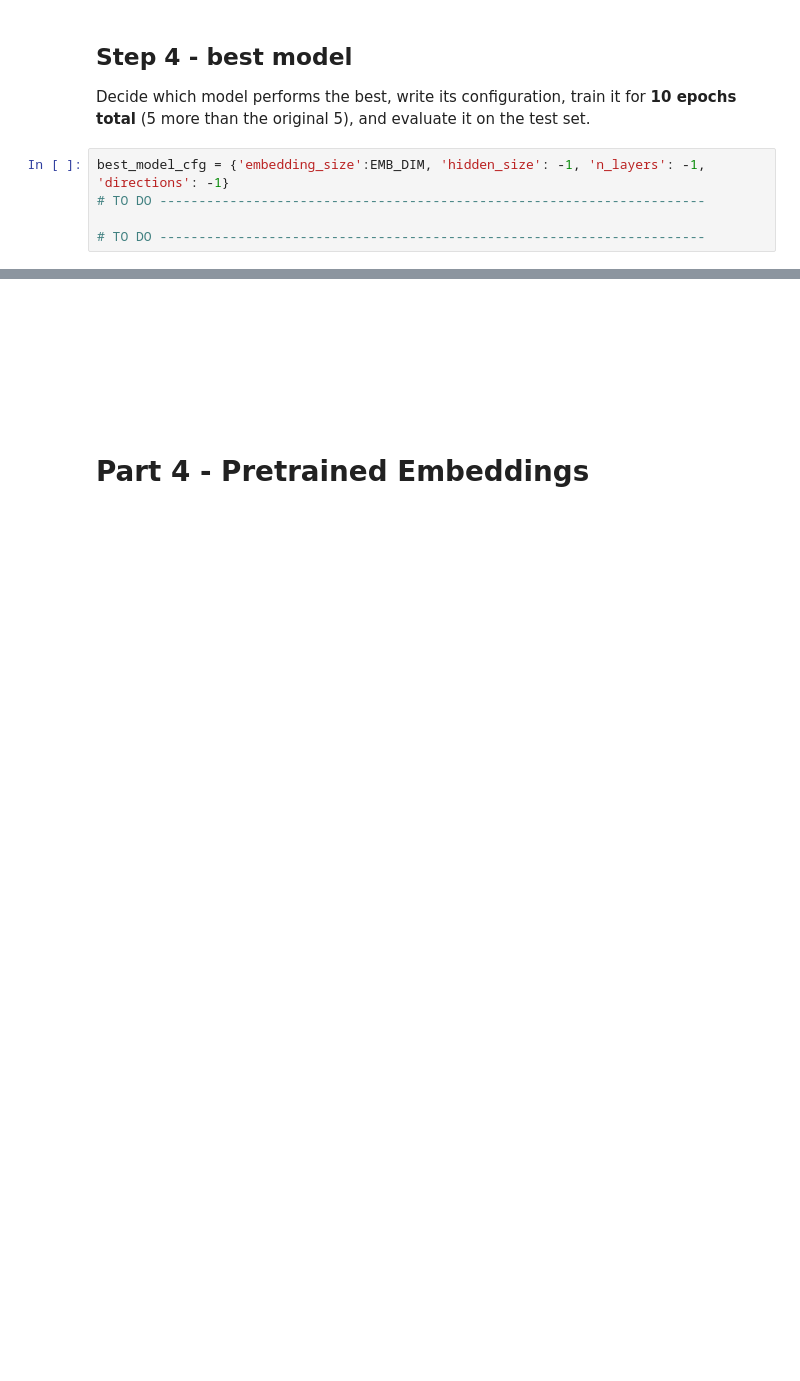
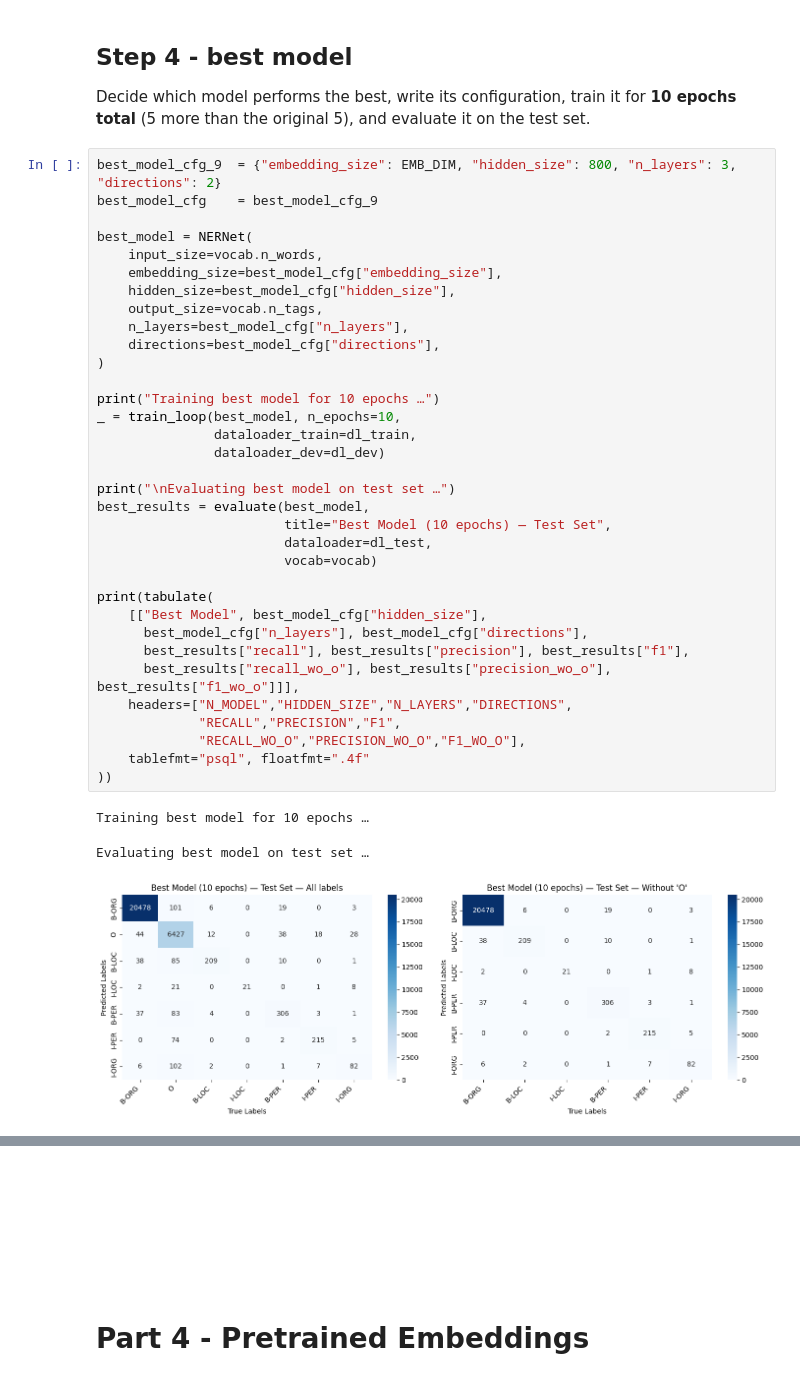
Before and after one commit to yossefPartouche/Intro_NLP, a Jupyter notebook: NER_LSTM.ipynb, the cells around one changed output, grey strips where cells are left out. Drawn from its saved outputs; the diff is of its cells as text; blank space fills up the shorter version.

```diff
--- a/NER_LSTM.ipynb
+++ b/NER_LSTM.ipynb
@@ -650,8 +1181,41 @@ print(tabulate(results, headers='keys', tablefmt='psql',floatfmt=".4f"))
 # %% [markdown]
 ## Step 4 - best model
 Decide which model performs the best, write its configuration, train it for **10 epochs total** (5 more than the original 5), and evaluate it on the test set.
-# %%
-best_model_cfg = {'embedding_size':EMB_DIM, 'hidden_size': -1, 'n_layers': -1, 'directions': -1}
-# TO DO ----------------------------------------------------------------------
-
-# TO DO ----------------------------------------------------------------------
+# %%
+best_model_cfg_9  = {"embedding_size": EMB_DIM, "hidden_size": 800, "n_layers": 3, "directions": 2}
+best_model_cfg    = best_model_cfg_9
+
+best_model = NERNet(
+    input_size=vocab.n_words,
+    embedding_size=best_model_cfg["embedding_size"],
+    hidden_size=best_model_cfg["hidden_size"],
+    output_size=vocab.n_tags,
+    n_layers=best_model_cfg["n_layers"],
+    directions=best_model_cfg["directions"],
+)
+
+print("Training best model for 10 epochs …")
+_ = train_loop(best_model, n_epochs=10,
+               dataloader_train=dl_train,
+               dataloader_dev=dl_dev)
+
+print("\nEvaluating best model on test set …")
+best_results = evaluate(best_model,
+                        title="Best Model (10 epochs) — Test Set",
+                        dataloader=dl_test,
+                        vocab=vocab)
+
+print(tabulate(
+    [["Best Model", best_model_cfg["hidden_size"],
+      best_model_cfg["n_layers"], best_model_cfg["directions"],
+      best_results["recall"], best_results["precision"], best_results["f1"],
+      best_results["recall_wo_o"], best_results["precision_wo_o"], best_results["f1_wo_o"]]],
+    headers=["N_MODEL","HIDDEN_SIZE","N_LAYERS","DIRECTIONS",
+             "RECALL","PRECISION","F1",
+             "RECALL_WO_O","PRECISION_WO_O","F1_WO_O"],
+    tablefmt="psql", floatfmt=".4f"
+))
+# %% [output]
+Training best model for 10 epochs …
+Evaluating best model on test set …
+[figure, added]
```
Also changed, not shown: parts of 48 cells of this notebook.
